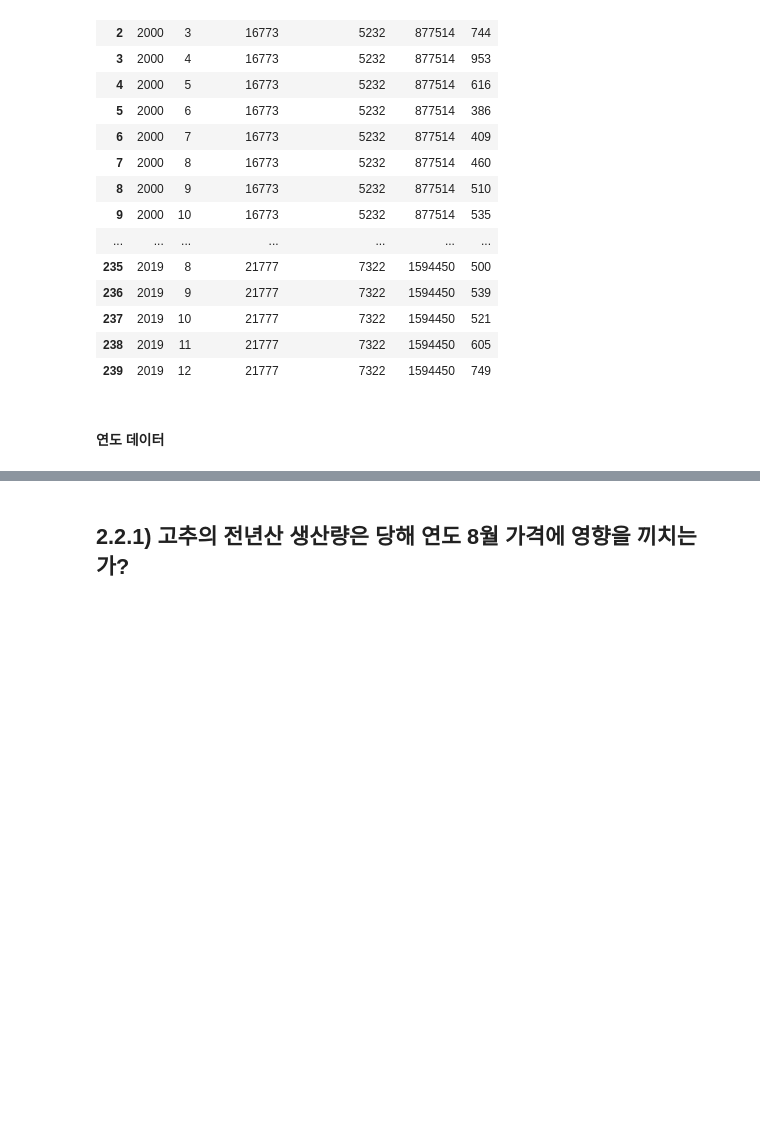
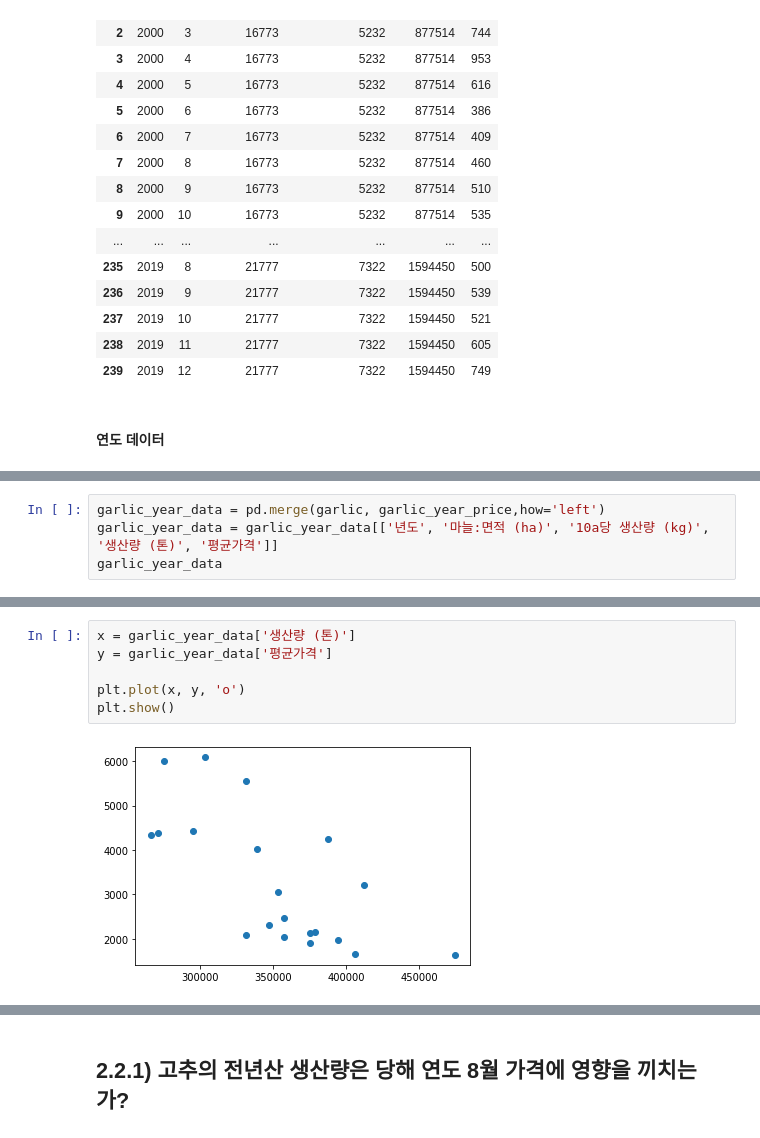
Before and after one commit to Ksejin/MJ_Capstone, a Jupyter notebook: analysis/2_2.ipynb, the cells around one changed output, grey strips where cells are left out. Saved outputs shown, nothing was run; the diff lists cells and outputs as text; blank space fills up the shorter version.

```diff
--- a/analysis/2_2.ipynb
+++ b/analysis/2_2.ipynb
@@ -326,0 +371,4 @@ onion_data
+# %%
+garlic_year_data = pd.merge(garlic, garlic_year_price,how='left')
+garlic_year_data = garlic_year_data[['년도', '마늘:면적 (ha)', '10a당 생산량 (kg)', '생산량 (톤)', '평균가격']]
+garlic_year_data
@@ -326,0 +449,8 @@ onion_data
+# %%
+x = garlic_year_data['생산량 (톤)']
+y = garlic_year_data['평균가격']
+
+plt.plot(x, y, 'o')
+plt.show()
+# %% [output]
+[figure, added]
```
Also changed, not shown: parts of 15 cells of this notebook.
